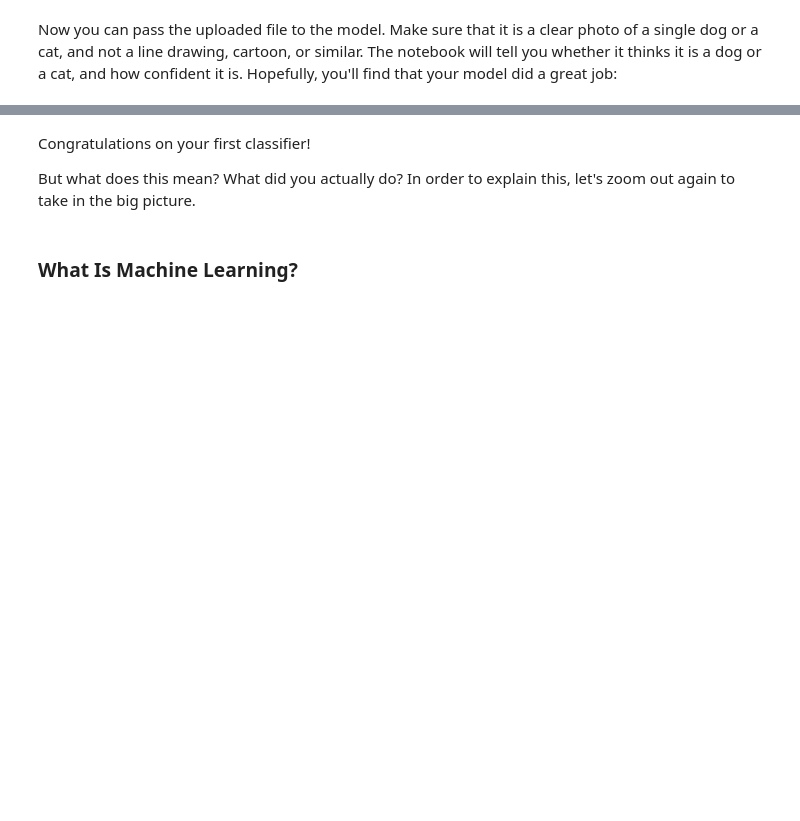
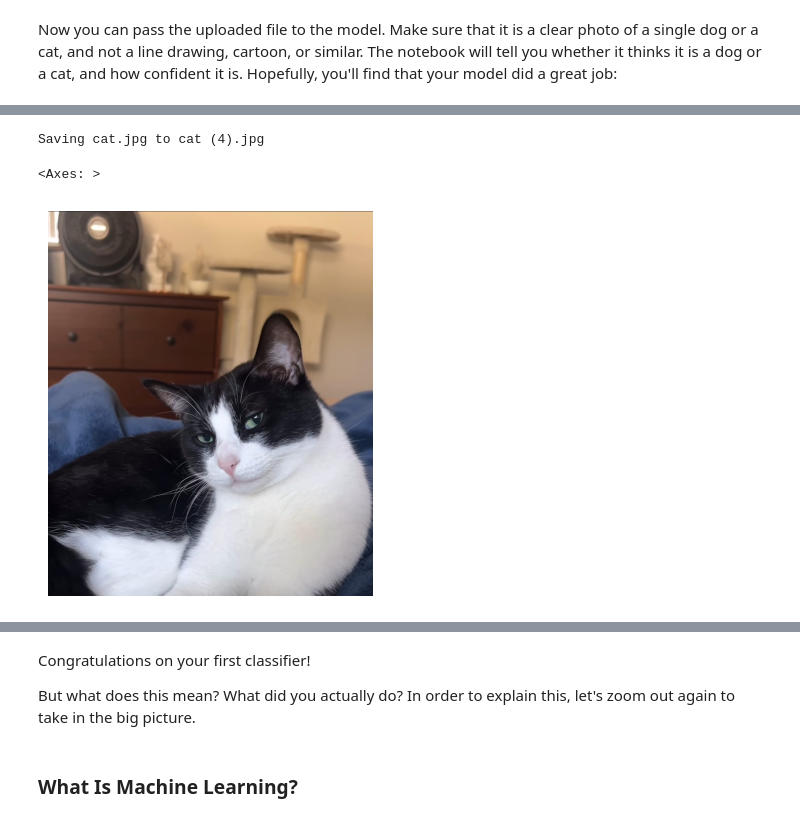
Before and after one commit to AdamArras/PDLfc, a Jupyter notebook: 01_intro.ipynb, the cells around one changed output, grey strips where cells are left out. Saved outputs shown, nothing was run; the diff lists cells and outputs as text; code cells hidden in the pictures; blank space fills up the shorter version.

```diff
--- a/01_intro.ipynb
+++ b/01_intro.ipynb
@@ -275,0 +283,7 @@ uploader = SimpleNamespace(data = ['images/chapter1_cat_example.jpg'])
+# %%
+from google.colab import files
+uploaded = files.upload()
+
+from fastai.vision.all import *
+img = PILImage.create(list(uploaded.keys())[0])
+# %% [output]
@@ -276 +291,4 @@ uploader = SimpleNamespace(data = ['images/chapter1_cat_example.jpg'])
+Saving cat.jpg to cat (4).jpg
+<Axes: >
+[figure, added]
 # %%
```
Also changed, not shown: parts of 7 cells of this notebook.
